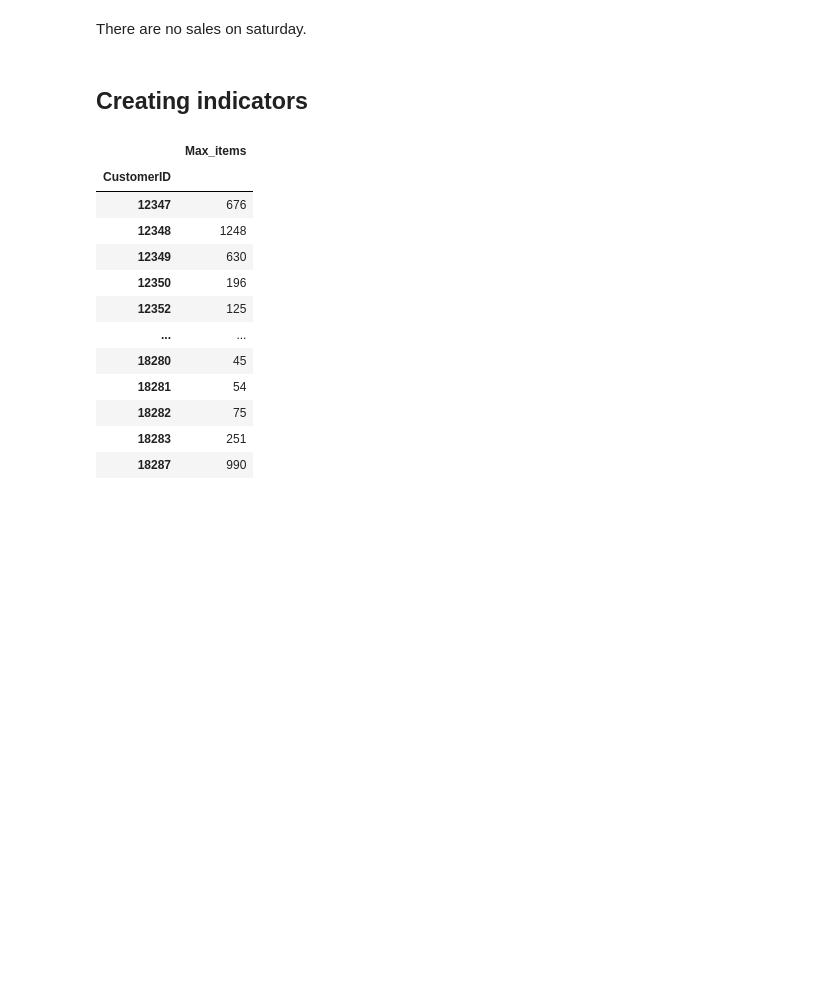
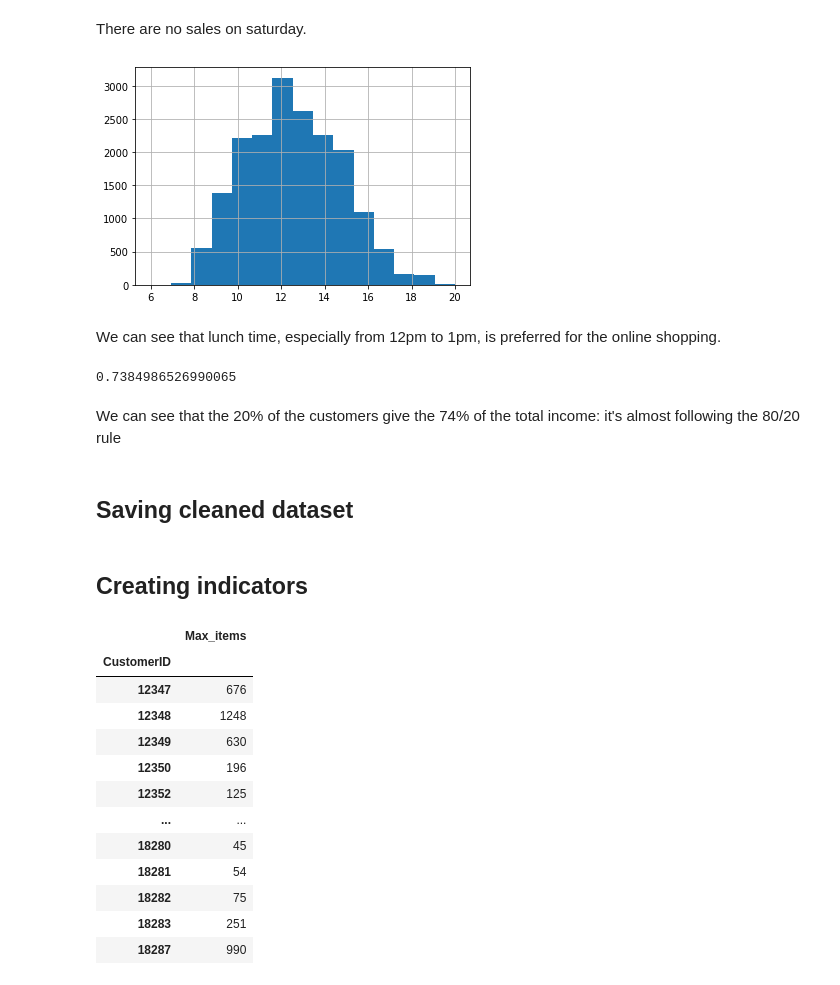
Before and after one commit to michelezoncheddu/data-mining-project, a Jupyter notebook: 1_Data_preparation.ipynb, the cells around one changed output. Cells and saved outputs as stored; diff of their text form; code cells hidden in the pictures; blank space fills up the shorter version.

Commit message:
Add shopping time analyis and 80-20 rule for the income

```diff
--- a/1_Data_preparation.ipynb
+++ b/1_Data_preparation.ipynb
@@ -344,0 +341,24 @@ del canceled['Canceled']
+# %%
+df_grouped = main_data.groupby(['BasketID', 'BasketDate', 'BasketDay'], as_index=False).agg({'CustomerID': 'count'})
+del df_grouped['CustomerID']  # Dummy field.
+
+hour = df_grouped['BasketDate'].dt.hour
+df_grouped['Hour'] = hour
+
+ax = df_grouped.Hour.hist(bins=15)
+# %% [output]
+[figure, added]
+# %% [markdown]
+We can see that lunch time, especially from 12pm to 1pm, is preferred for the online shopping.
+# %%
+grouped = main_data.groupby(['CustomerID']).agg({'Total': 'sum'})
+grouped = grouped.sort_values(by=['Total'], ascending=False)
+total = grouped['Total'].sum()
+total_20 = grouped['Total'].head(round(len(grouped) * 0.2)).sum()
+total_20 / total
+# %% [output]
+0.7384986526990065
+# %% [markdown]
+We can see that the 20% of the customers give the 74% of the total income: it's almost following the 80/20 rule
+# %% [markdown]
+## Saving cleaned dataset
```
Also changed, not shown: parts of 12 cells of this notebook.
